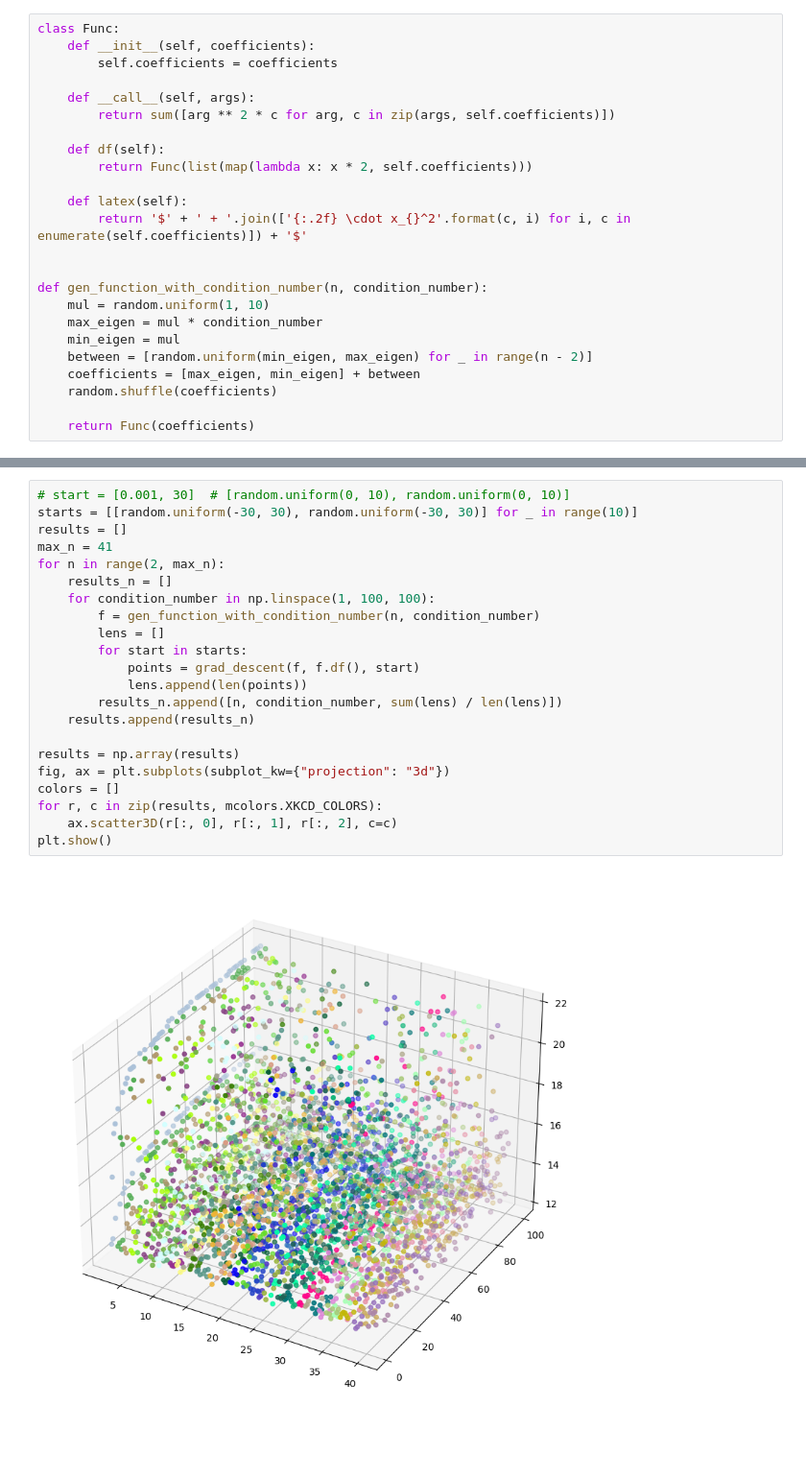
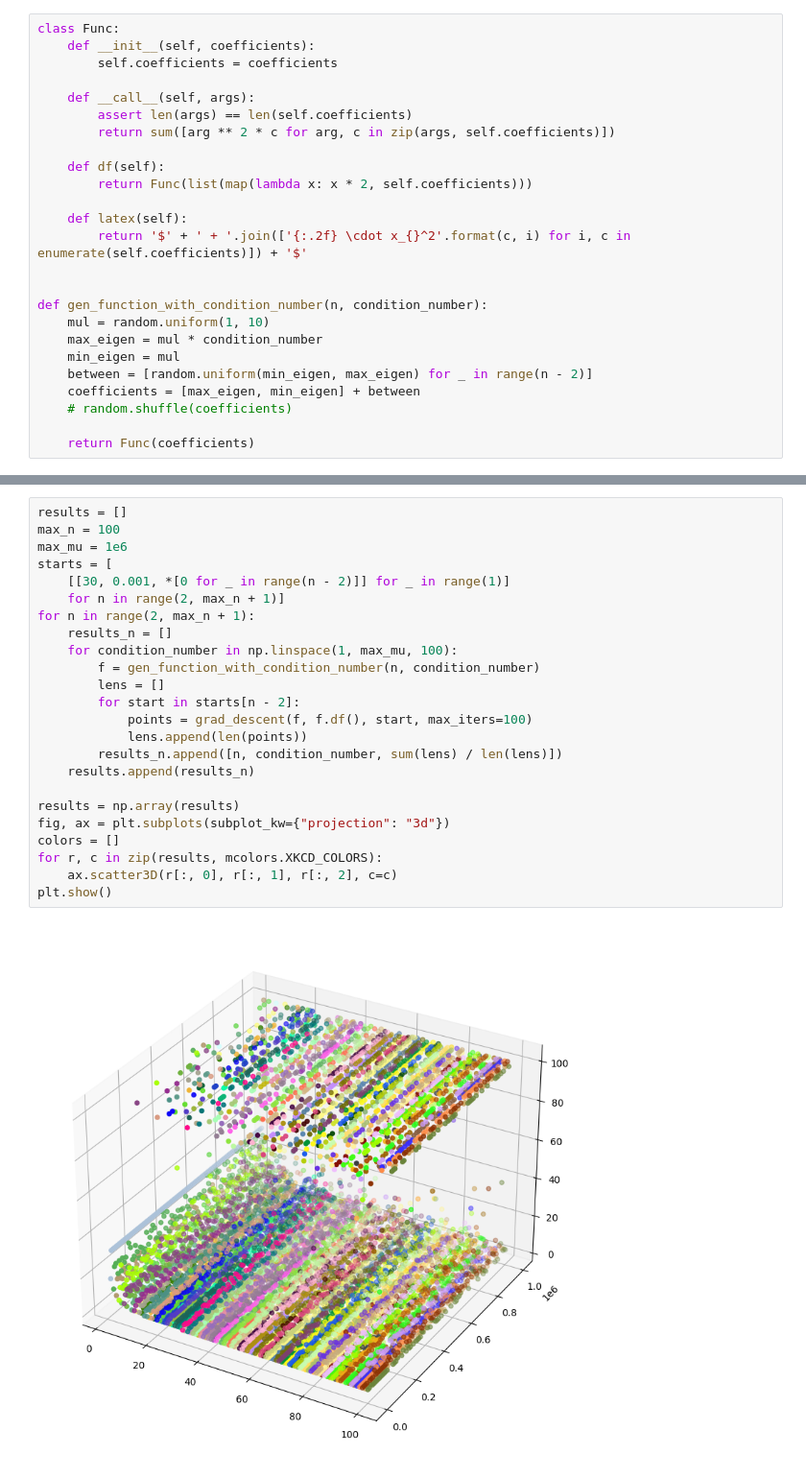
Before and after one commit to ars860/MO, a Jupyter notebook: task_4.ipynb, the cells around one changed output, grey strips where cells are left out. Shown at 96% size. Drawn from its saved outputs; the diff is of its cells as text; blank space fills up the shorter version.

```diff
--- a/task_4.ipynb
+++ b/task_4.ipynb
@@ -14,6 +15,7 @@ class Func:
         self.coefficients = coefficients
 
     def __call__(self, args):
+        assert len(args) == len(self.coefficients)
         return sum([arg ** 2 * c for arg, c in zip(args, self.coefficients)])
 
     def df(self):
@@ -29,7 +31,7 @@ def gen_function_with_condition_number(n, condition_number):
     min_eigen = mul
     between = [random.uniform(min_eigen, max_eigen) for _ in range(n - 2)]
     coefficients = [max_eigen, min_eigen] + between
-    random.shuffle(coefficients)
+    # random.shuffle(coefficients)
 
     return Func(coefficients)
 # %%
@@ -43,27 +45,29 @@ plt.show()
 # %%
-# start = [0.001, 30]  # [random.uniform(0, 10), random.uniform(0, 10)]
-starts = [[random.uniform(-30, 30), random.uniform(-30, 30)] for _ in range(10)]
 results = []
-max_n = 41
-for n in range(2, max_n):
+max_n = 100
+max_mu = 1e6
+starts = [
+    [[30, 0.001, *[0 for _ in range(n - 2)]] for _ in range(1)]
+    for n in range(2, max_n + 1)]
+for n in range(2, max_n + 1):
     results_n = []
-    for condition_number in np.linspace(1, 100, 100):
+    for condition_number in np.linspace(1, max_mu, 100):
         f = gen_function_with_condition_number(n, condition_number)
         lens = []
-        for start in starts:
-            points = grad_descent(f, f.df(), start)
+        for start in starts[n - 2]:
+            points = grad_descent(f, f.df(), start, max_iters=100)
             lens.append(len(points))
         results_n.append([n, condition_number, sum(lens) / len(lens)])
     results.append(results_n)
 
 results = np.array(results)
 fig, ax = plt.subplots(subplot_kw={"projection": "3d"})
 colors = []
 for r, c in zip(results, mcolors.XKCD_COLORS):
     ax.scatter3D(r[:, 0], r[:, 1], r[:, 2], c=c)
 plt.show()
 # %% [output]
-[figure, old version]
+[figure, new version]
 # %%
 fig, (ax1, ax2) = plt.subplots(1, 2, figsize=[20, 10])
 ax1.scatter(results[0,:, 1], results[0, :, 2])
```
Also changed, not shown: parts of 10 cells of this notebook, 2 other files.
